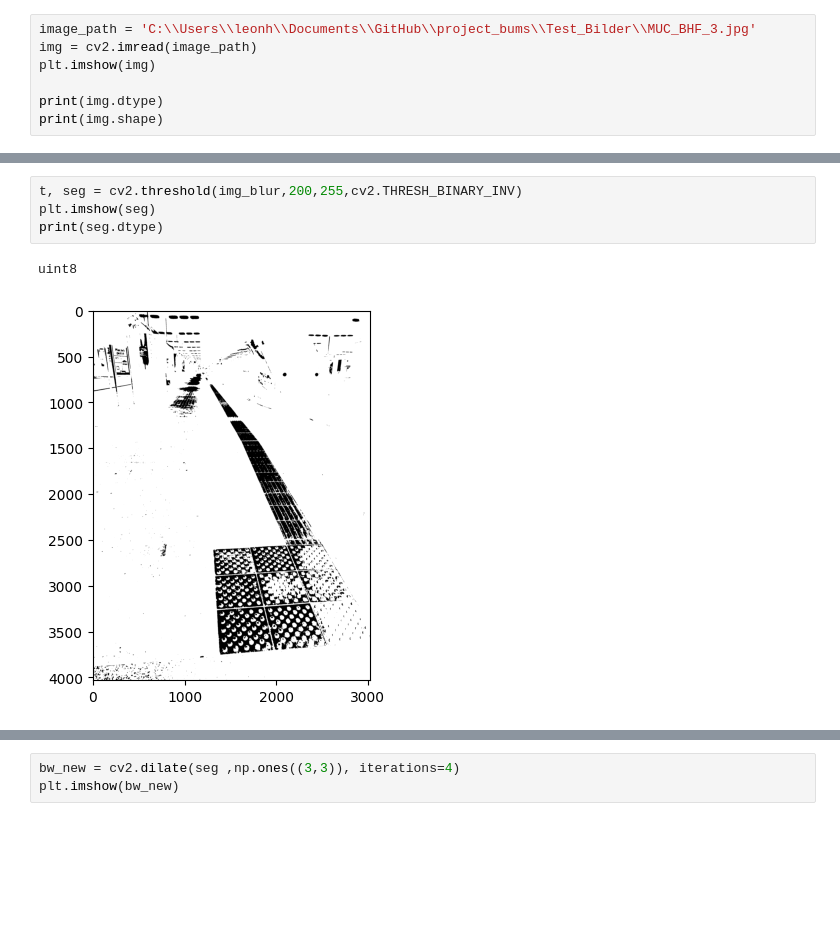
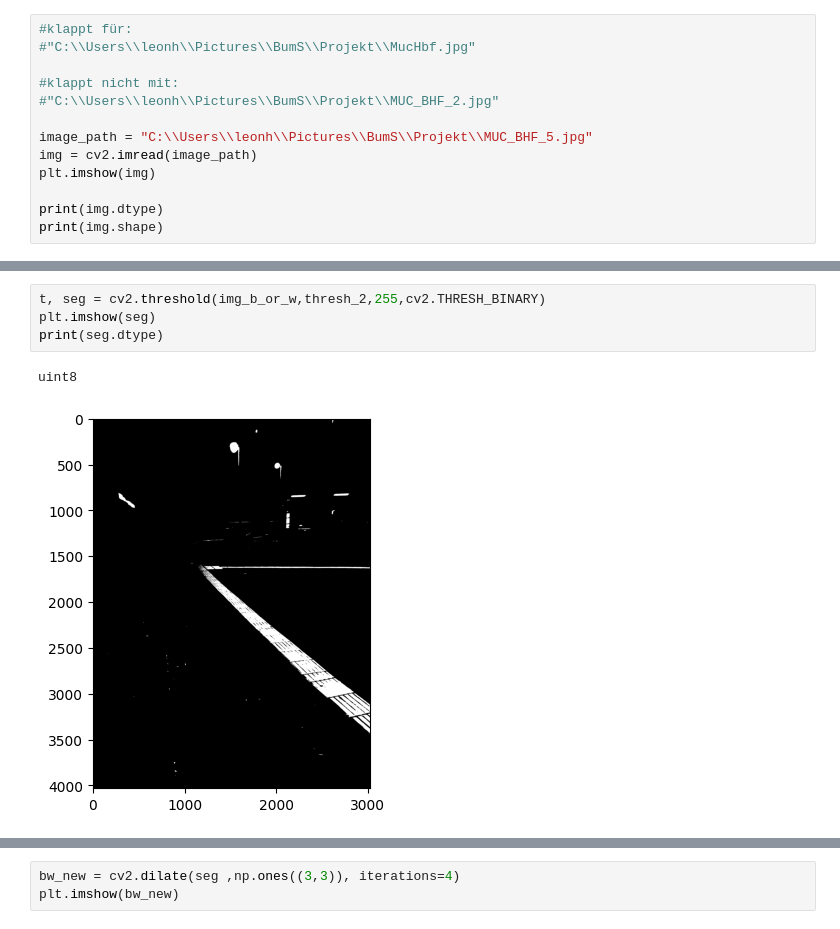
Before and after one commit to hendric-popma/project_bums, a Jupyter notebook: search line canny count.ipynb, the cells around one changed output, grey strips where cells are left out. Drawn from its saved outputs; the diff is of its cells as text; blank space fills up the shorter version.

```diff
--- a/search line canny count.ipynb
+++ b/search line canny count.ipynb
@@ -5,6 +6,12 @@ import matplotlib.pyplot as plt
 #plt.gray()
 # %%
-image_path = 'C:\\Users\\leonh\\Documents\\GitHub\\project_bums\\Test_Bilder\\MUC_BHF_3.jpg'
+#klappt für:
+#"C:\\Users\\leonh\\Pictures\\BumS\\Projekt\\MucHbf.jpg"
+
+#klappt nicht mit:
+#"C:\\Users\\leonh\\Pictures\\BumS\\Projekt\\MUC_BHF_2.jpg"
+
+image_path = "C:\\Users\\leonh\\Pictures\\BumS\\Projekt\\MUC_BHF_5.jpg"
 img = cv2.imread(image_path)
 plt.imshow(img)
 
@@ -61,7 +136,7 @@ plot_values (gray_values, x_values)
 # %%
-t, seg = cv2.threshold(img_blur,200,255,cv2.THRESH_BINARY_INV)
+t, seg = cv2.threshold(img_b_or_w,thresh_2,255,cv2.THRESH_BINARY)
 plt.imshow(seg)
 print(seg.dtype)
 # %% [output]
 uint8
-[figure, old version]
+[figure, new version]
```
Also changed, not shown: parts of 17 cells of this notebook, 3 other files.
